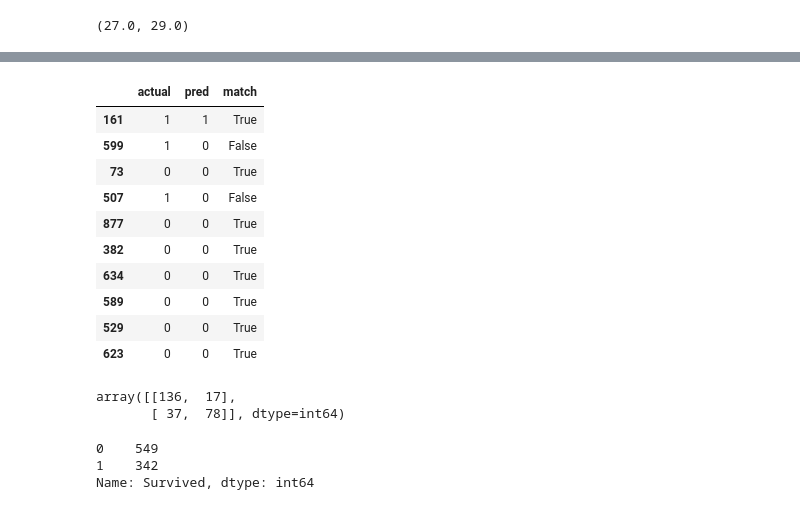
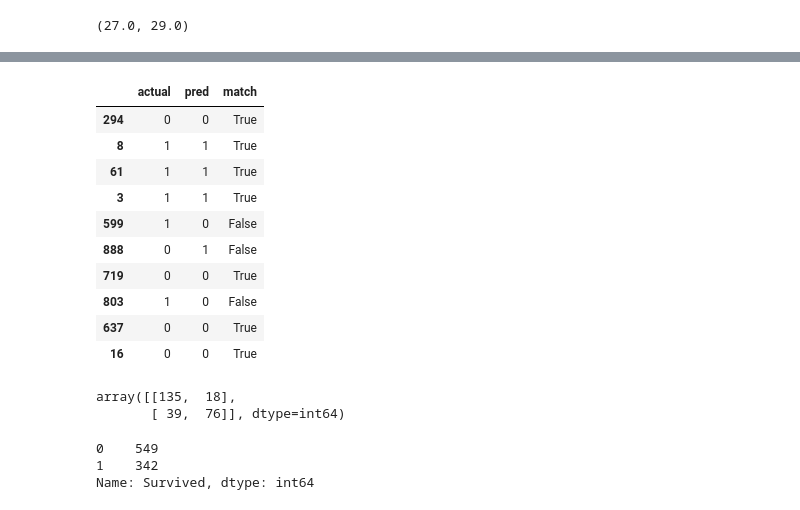
Before and after one commit to ybshankar010/machinelearning, a Jupyter notebook: titanic/Titanic_Experimentation.ipynb, the cells around one changed output, grey strips where cells are left out. Cells and saved outputs as stored; diff of their text form; code cells hidden in the pictures.

```diff
--- a/titanic/Titanic_Experimentation.ipynb
+++ b/titanic/Titanic_Experimentation.ipynb
@@ -151,6 +257,9 @@ sns.boxplot("Pclass","Fare",data=train)
 # %%
-conditions = [train['Fare'] <= 20 ,(train['Fare'] <= 150),train['Fare'] > 150]
-values = ['lo','medium','high']
+conditions = [(train['Fare'] <= 15) ,
+              ((train['Fare'] > 15) & (train['Fare'] <= 130)),
+              ((train['Fare'] > 130) & (train['Fare'] <= 250)),
+              (train['Fare'] > 250)]
+values = ['lo','medium','high','super-high']
 train['Fclass'] = np.select(conditions,values)
 # %%
 train['Fclass'].value_counts()
@@ -264,0 +300,9 @@ memory usage: 69.7+ KB
+# %%
+target = 'Survived'
+features = list(train.columns)
+features.remove('PassengerId')
+features.remove('Name')
+features.remove('Cabin')
+features.remove('Ticket')
+features.remove(target)
+features , target
@@ -265,5 +312,5 @@ memory usage: 69.7+ KB
 # %%
-X = train.iloc[:,1:]
-y = train.iloc[:,0]
+X = train.loc[:,features]
+y = train.loc[:,target]
 X.shape,y.shape
 # %% [output]
@@ -276,29 +323,29 @@ X.shape
 # %%
-X_train,X_test,y_train, y_test = train_test_split(X,y, test_size = 0.3, random_state = 1)
+X_train,X_test,y_train, y_test = model_selection.train_test_split(X,y, test_size = 0.3, random_state = 1)
 # %%
-lr = LogisticRegression()
+lr = linear_model.LogisticRegression()
 lr.fit(X_train, y_train)
 y_test_pred = lr.predict(X_test)
 outcome = pd.DataFrame({"actual": y_test,"pred": y_test_pred})
 outcome["match"] = outcome.actual == outcome.pred
 outcome.sample(10)
 # %% [output]
 |  | actual | pred | match |
-| 161 | 1 | 1 | True |
+| 294 | 0 | 0 | True |
+| 8 | 1 | 1 | True |
+| 61 | 1 | 1 | True |
+| 3 | 1 | 1 | True |
 | 599 | 1 | 0 | False |
-| 73 | 0 | 0 | True |
-| 507 | 1 | 0 | False |
-| 877 | 0 | 0 | True |
-| 382 | 0 | 0 | True |
-| 634 | 0 | 0 | True |
-| 589 | 0 | 0 | True |
-| 529 | 0 | 0 | True |
-| 623 | 0 | 0 | True |
+| 888 | 0 | 1 | False |
+| 719 | 0 | 0 | True |
+| 803 | 1 | 0 | False |
+| 637 | 0 | 0 | True |
+| 16 | 0 | 0 | True |
 # %%
-confusion_matrix(y_true=y_test,y_pred=y_test_pred)
+metrics.confusion_matrix(y_true=y_test,y_pred=y_test_pred)
 # %% [output]
-array([[136,  17],
-       [ 37,  78]], dtype=int64)
+array([[135,  18],
+       [ 39,  76]], dtype=int64)
 # %%
 train.Survived.value_counts()
 # %% [output]
```
Also changed, not shown: parts of 34 cells of this notebook, 1 other file.
